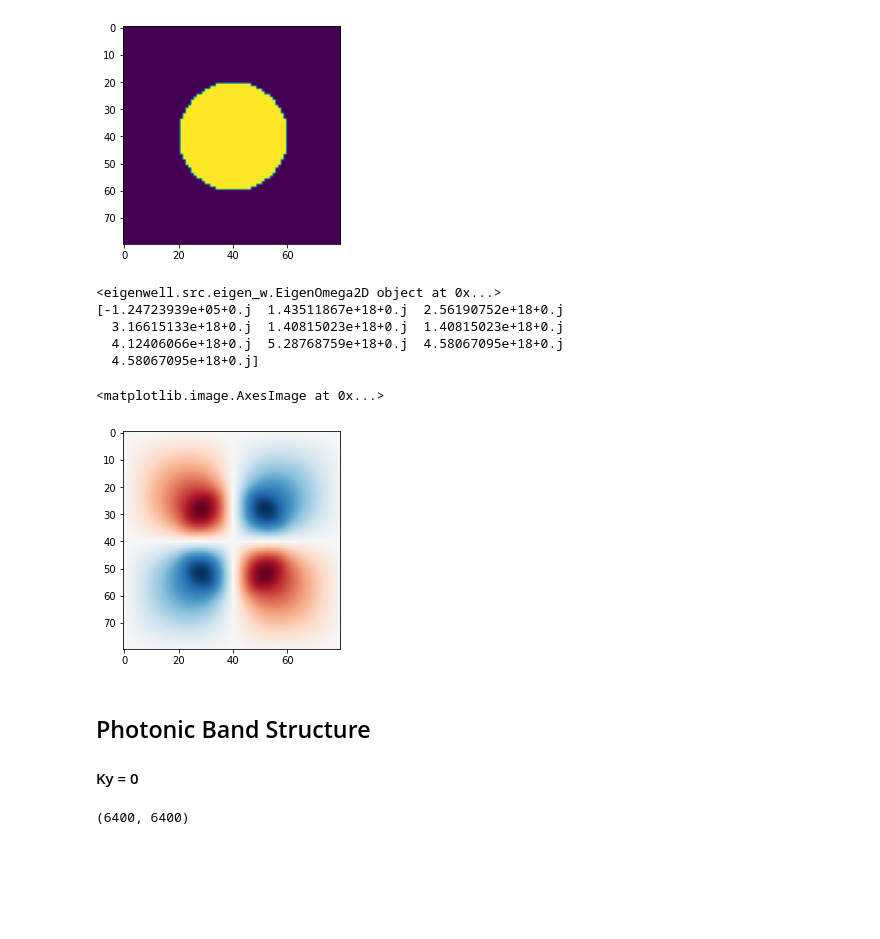
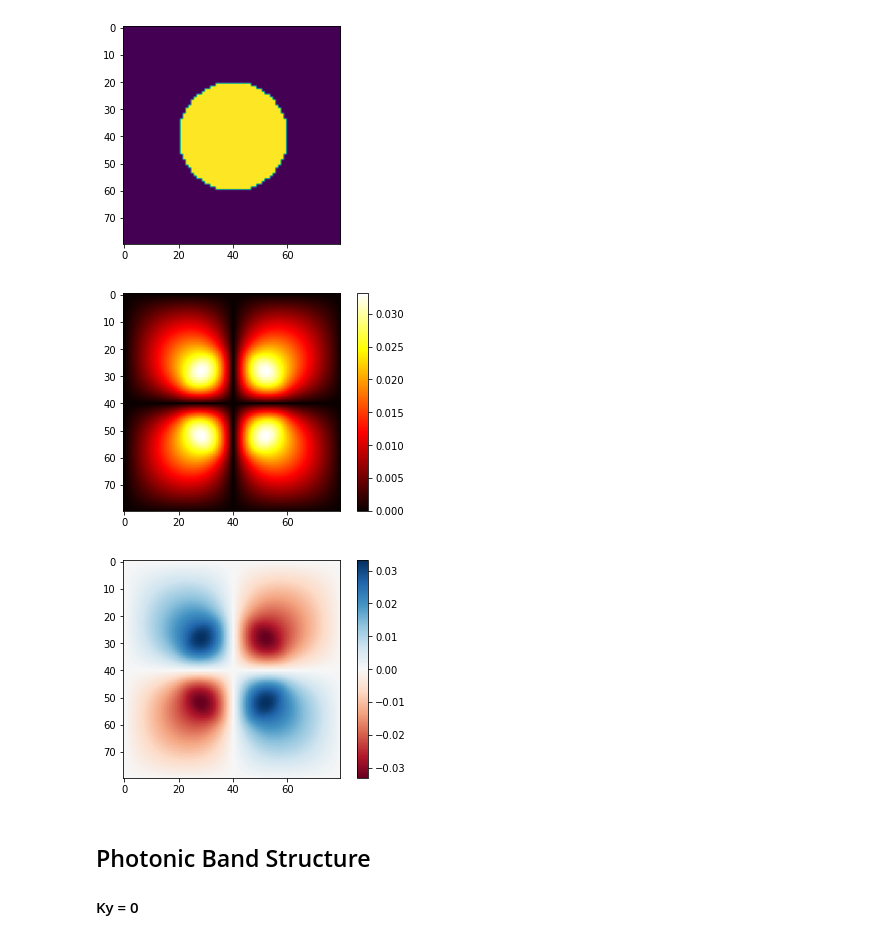
Before and after one commit to zhaonat/eigenwell, a Jupyter notebook: notebooks/2d photonic crystal.ipynb, the cells around one changed output. Cells and saved outputs as stored; diff of their text form; code cells hidden in the pictures; blank space fills up the shorter version.

```diff
--- a/notebooks/2d photonic crystal.ipynb
+++ b/notebooks/2d photonic crystal.ipynb
@@ -33,9 +36,11 @@ wvlen_scan = np.linspace(1.01, 20, 100);
 wvlen_scan = np.logspace(np.log10(0.8), np.log10(10), 600);
 
 
-fd = grid.FiniteDifference(dL,N)
+fd = grid.FiniteDifferenceGrid(dL,N)
 
 print(fd.Dxf.shape)
+
+st = structure.Structure(eps_r, a);
 # %% [output]
 (80, 80)
 (6400, 6400)
@@ -45,24 +48,20 @@ eign2d = eigen_w.EigenOmega2D(eps_r, fd);
-# %%
-print(eign2d)
-
-eigenvals, eigenvecs = eign2d.eigensolve(num_modes = 10)
-
-print(eigenvals)
-
-plt.imshow(np.real(np.reshape(eigenvecs[:,3], N)), cmap = 'RdBu')
-# %% [output]
-<eigenwell.src.eigen_w.EigenOmega2D object at 0x...>
-[-1.24723939e+05+0.j  1.43511867e+18+0.j  2.56190752e+18+0.j
-  3.16615133e+18+0.j  1.40815023e+18+0.j  1.40815023e+18+0.j
-  4.12406066e+18+0.j  5.28768759e+18+0.j  4.58067095e+18+0.j
-  4.58067095e+18+0.j]
-<matplotlib.image.AxesImage at 0x...>
-[figure, removed]
+# %%
+eigen2d = eigen_w.EigenOmega2D(st);
+A = eigen2d.A;
+
+wvlen = 1e-6;
+omega = 2*np.pi*C0/(wvlen/1e-6);
+
+eigvals, eigvecs = la.eigs(A, sigma = omega**2, k = 10)
+# %%
+plt.imshow(np.abs(eigvecs[:,0].reshape(N)), cmap = 'hot')
+plt.colorbar();
+plt.show();
+plt.imshow(np.real(eigvecs[:,0].reshape(N)), cmap = 'RdBu')
+plt.colorbar();
+# %% [output]
+[figure, added]
+[figure, added]
 # %% [markdown]
 ## Photonic Band Structure
 #### Ky = 0
-# %%
-eigk = eigen_k.EigenK2D(eps_r, fd)
-print(fd.Dxf.shape)
-# %% [output]
-(6400, 6400)
```
Also changed, not shown: parts of 7 cells of this notebook, 7 other files.
